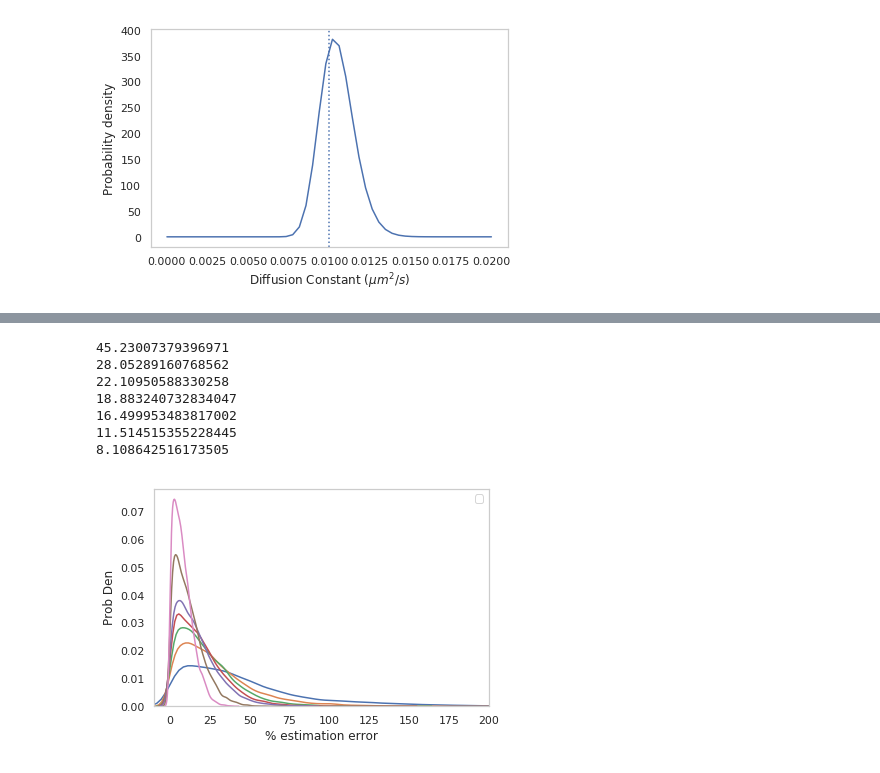
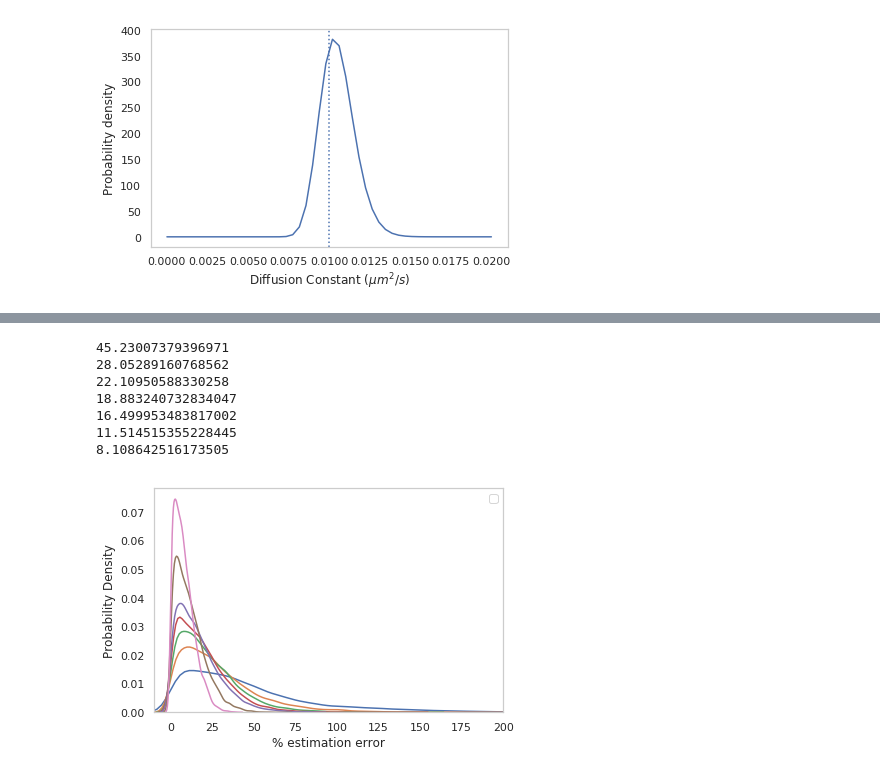
Before and after one commit to AllenCellModeling/diffusive_distinguishability, a Jupyter notebook: diffusive_distinguishability/figure_production.ipynb, the cells around one changed output, grey strips where cells are left out. Saved outputs shown, nothing was run; the diff lists cells and outputs as text; code cells hidden in the pictures.

```diff
--- a/diffusive_distinguishability/figure_production.ipynb
+++ b/diffusive_distinguishability/figure_production.ipynb
@@ -395,19 +356,20 @@ plt.show()
 # %%
 for i in range(len(T_list)):
     sns.distplot(np.abs(err_list[i][0]), bins=50, hist=False)
     print(np.mean(np.abs(err_list[i][0])))
 plt.legend(T_list)
 plt.xlabel('% estimation error')
-plt.ylabel('Prob Den')
+plt.ylabel('Probability Density')
 plt.xlim([-10, 200])
-
+plt.tight_layout()
+plt.savefig('absv_error_pd.pdf',type='pdf')
 plt.show()
 # %% [output]
 45.23007379396971
 28.05289160768562
 22.10950588330258
 18.883240732834047
 16.499953483817002
 11.514515355228445
 8.108642516173505
-[figure, old version]
+[figure, new version]
```
Also changed, not shown: parts of 8 cells of this notebook, 3 other files.
